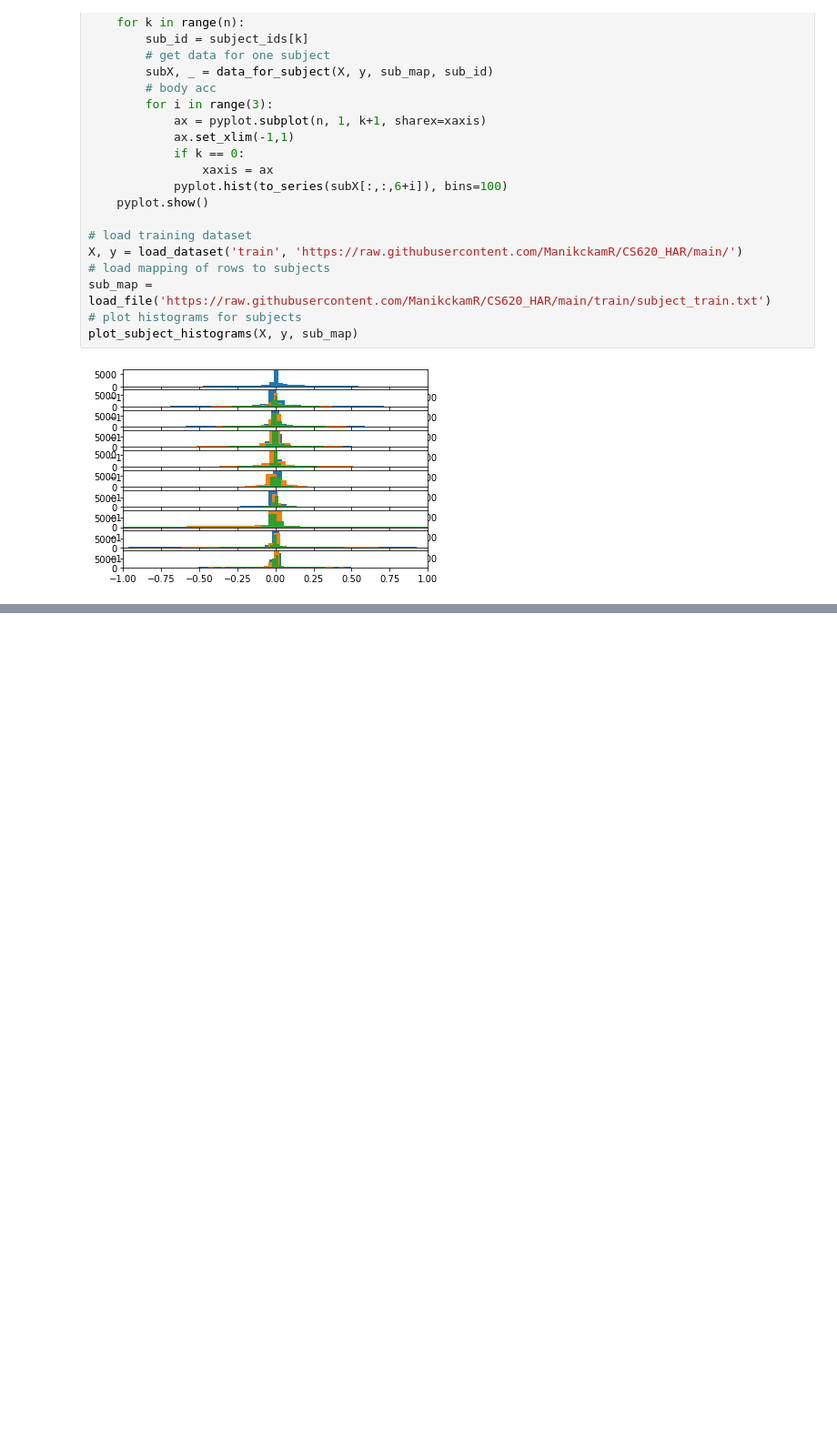
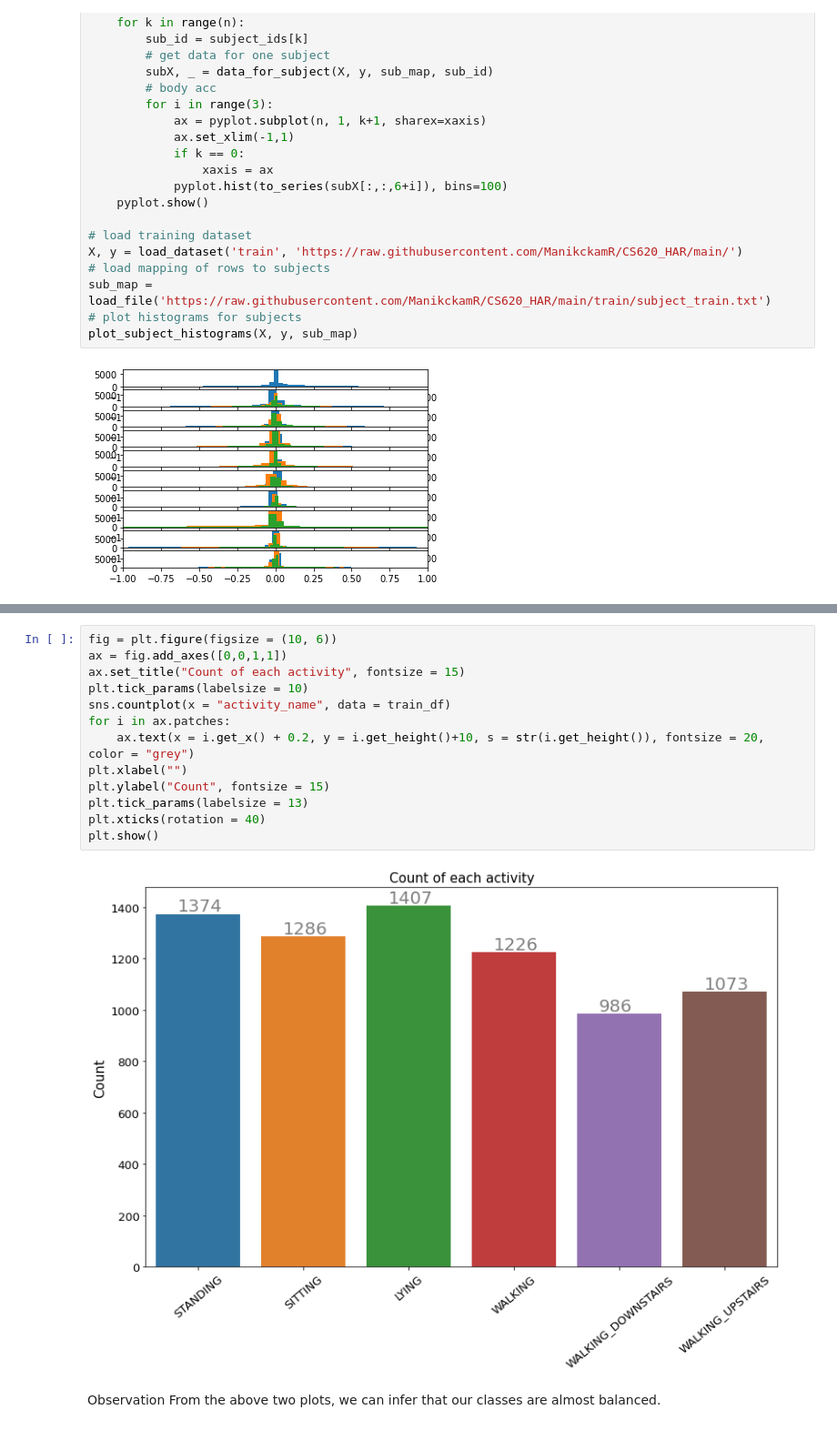
Before and after one commit to ManikckamR/CS620_HAR, a Jupyter notebook: CS620_Project_HAR.ipynb, the cells around one changed output, grey strips where cells are left out. Shown at 91% size. Saved outputs shown, nothing was run; the diff lists cells and outputs as text; blank space fills up the shorter version.

```diff
--- a/CS620_Project_HAR.ipynb
+++ b/CS620_Project_HAR.ipynb
@@ -922,0 +1046,17 @@ plot_subject_histograms(X, y, sub_map)
+# %%
+fig = plt.figure(figsize = (10, 6))
+ax = fig.add_axes([0,0,1,1])
+ax.set_title("Count of each activity", fontsize = 15)
+plt.tick_params(labelsize = 10)
+sns.countplot(x = "activity_name", data = train_df)
+for i in ax.patches:
+    ax.text(x = i.get_x() + 0.2, y = i.get_height()+10, s = str(i.get_height()), fontsize = 20, color = "grey")
+plt.xlabel("")
+plt.ylabel("Count", fontsize = 15)
+plt.tick_params(labelsize = 13)
+plt.xticks(rotation = 40)
+plt.show()
+# %% [output]
+[figure, added]
+# %% [markdown]
+Observation From the above two plots, we can infer that our classes are almost balanced.
```
Also changed, not shown: parts of 56 cells of this notebook.
